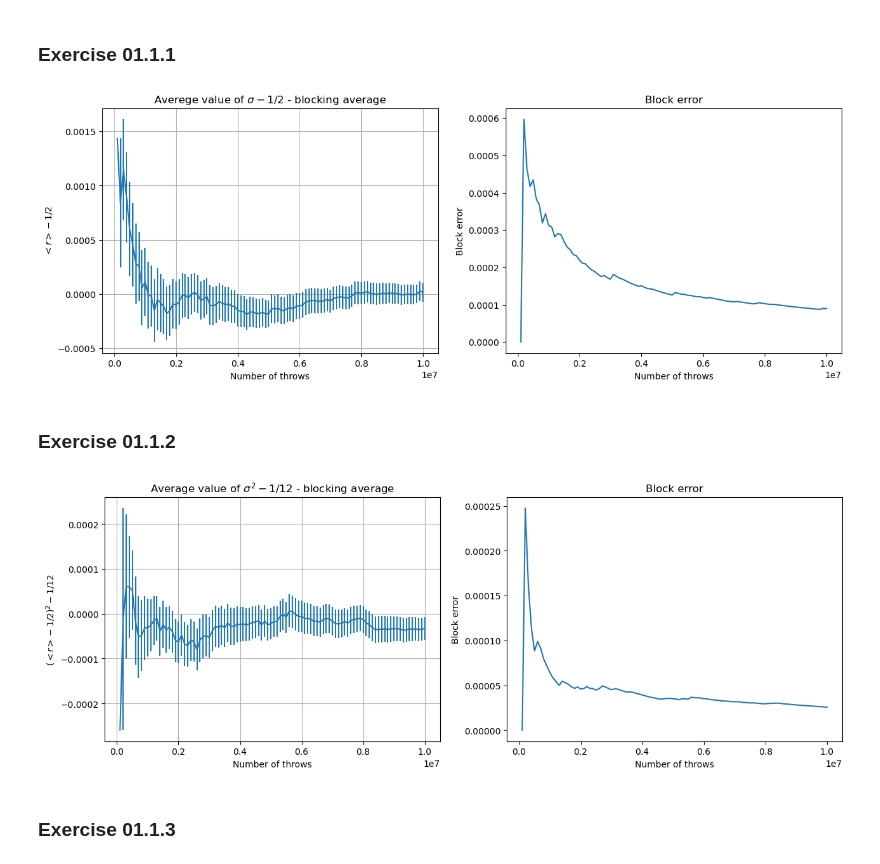
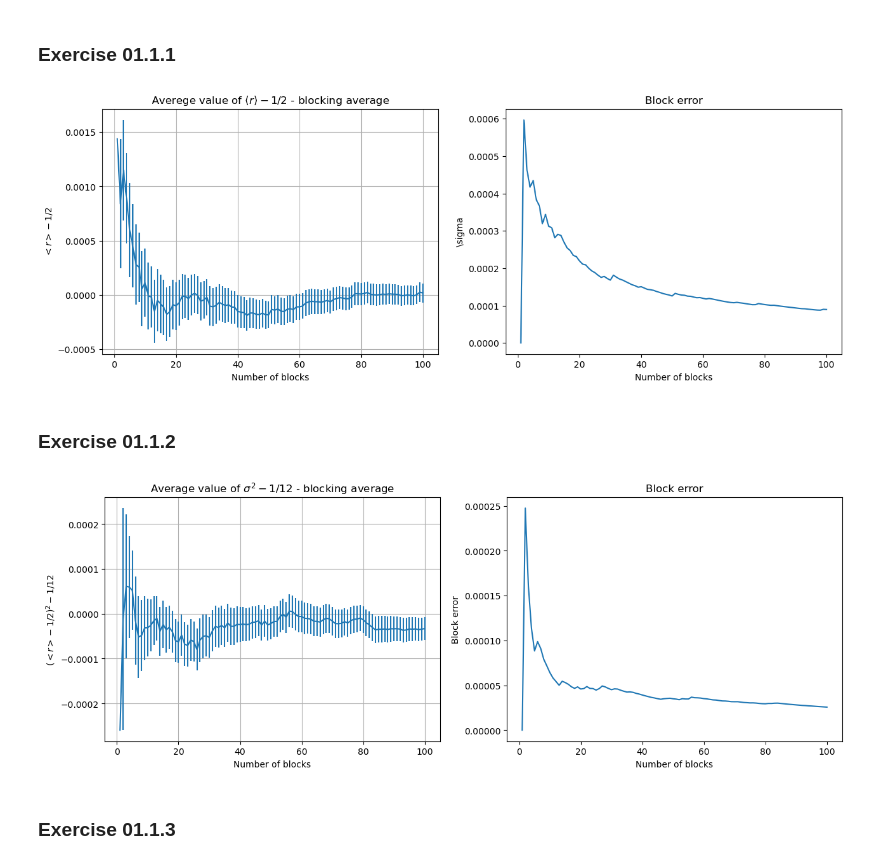
Before and after one commit to stevelonny/labsimnum, a Jupyter notebook: notebooks/exercise_01.ipynb, the cells around one changed output. Saved outputs shown, nothing was run; the diff lists cells and outputs as text; code cells hidden in the pictures.

```diff
--- a/notebooks/exercise_01.ipynb
+++ b/notebooks/exercise_01.ipynb
@@ -22,25 +22,25 @@ A larger value of $\chi^2$ indicates that the hypothesis ($n_i$ are drawn from a
 # %%
 n_throws, cum_avg, block_error = np.loadtxt("../data/ex_01.1a.dat", unpack=True, usecols=(0,1,2))
 
 plt.figure(figsize=(15,5))
 
 plt.subplot(1,2,1)
 plt.errorbar(n_throws, cum_avg-0.5, yerr=block_error)
-plt.title("Averege value of $\sigma - 1/2$ - blocking average")
-plt.xlabel('Number of throws')
-plt.ylabel("$<r>-1/2$")
+plt.title(r"Averege value of $\langle r \rangle - 1/2$ - blocking average")
+plt.xlabel('Number of blocks')
+plt.ylabel(r"$<r>-1/2$")
 plt.grid(True)
 
 plt.subplot(1,2,2)
 plt.plot(n_throws, block_error)
 plt.title("Block error")
-plt.xlabel('Number of throws')
-plt.ylabel('Block error')
+plt.xlabel('Number of blocks')
+plt.ylabel(r"\sigma")
 
 
 plt.show()
 # %% [output]
-[figure, old version]
+[figure, new version]
 # %% [markdown]
 ### Exercise 01.1.2
 # %%
@@ -50,21 +50,21 @@ plt.figure(figsize=(15,5))
 
 plt.subplot(1,2,1)
 plt.errorbar(vn_throws, vcum_avg-1/12, yerr=vblock_error)
-plt.title("Average value of $\sigma^2 - 1/12$ - blocking average")
-plt.xlabel('Number of throws')
-plt.ylabel("$(<r>-1/2)^2 - 1/12$")
+plt.title(r"Average value of $\sigma^2 - 1/12$ - blocking average")
+plt.xlabel('Number of blocks')
+plt.ylabel(r"$(<r>-1/2)^2 - 1/12$")
 plt.grid(True)
 
 plt.subplot(1,2,2)
 plt.plot(vn_throws, vblock_error)
 plt.title("Block error")
 
-plt.xlabel('Number of throws')
+plt.xlabel('Number of blocks')
 plt.ylabel('Block error')
 
 plt.show()
 # %% [output]
-[figure, old version]
+[figure, new version]
 # %% [markdown]
 ### Exercise 01.1.3
 # %%
```
Also changed, not shown: parts of 3 cells of this notebook, 14 other files.
